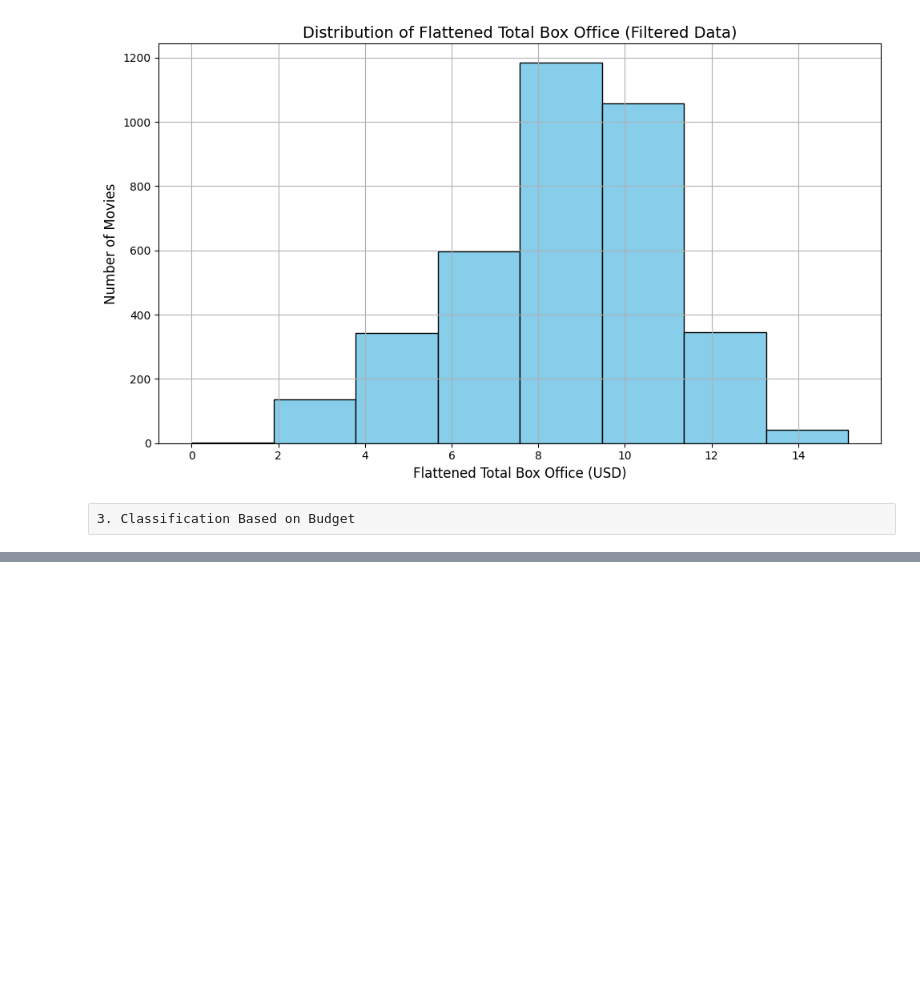
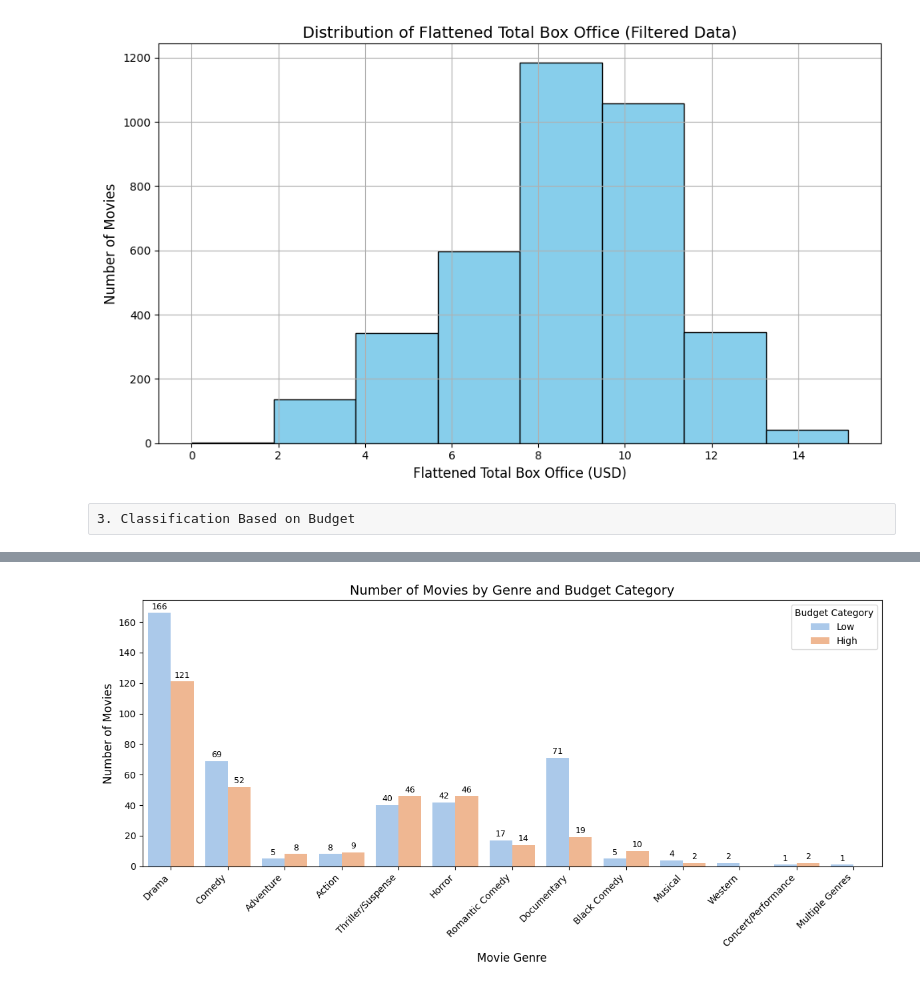
Before and after one commit to Ocean1029/Statistics_Final_Project, a Jupyter notebook: final_code_workspace/descriptive.ipynb, the cells around one changed output, grey strips where cells are left out. Drawn from its saved outputs; the diff is of its cells as text; code cells hidden in the pictures; blank space fills up the shorter version.

```diff
--- a/final_code_workspace/descriptive.ipynb
+++ b/final_code_workspace/descriptive.ipynb
@@ -148,0 +164,32 @@ print(f"\"High Budget\" Sample Size：{len(budget_high)}")
+# %%
+plt.figure(figsize=(12, 6))
+ax = sns.countplot(
+    data=filtered_df,
+    x='genre',
+    hue='budget_category',
+    order=filtered_df['genre'].value_counts().index,
+    palette='pastel'
+)
+
+plt.title('Number of Movies by Genre and Budget Category', fontsize=14)
+plt.xlabel('Movie Genre', fontsize=12)
+plt.ylabel('Number of Movies', fontsize=12)
+plt.xticks(rotation=45, ha='right')
+plt.legend(title='Budget Category')
+
+for p in ax.patches:
+    height = int(p.get_height())
+    if height > 0:
+        ax.annotate(
+            str(height),
+            (p.get_x() + p.get_width() / 2., height),
+            ha='center', va='bottom',
+            fontsize=9,
+            xytext=(0, 2),
+            textcoords='offset points'
+        )
+
+plt.tight_layout()
+plt.show()
+# %% [output]
+[figure, added]
```
Also changed, not shown: parts of 5 cells of this notebook, 2 other files.
